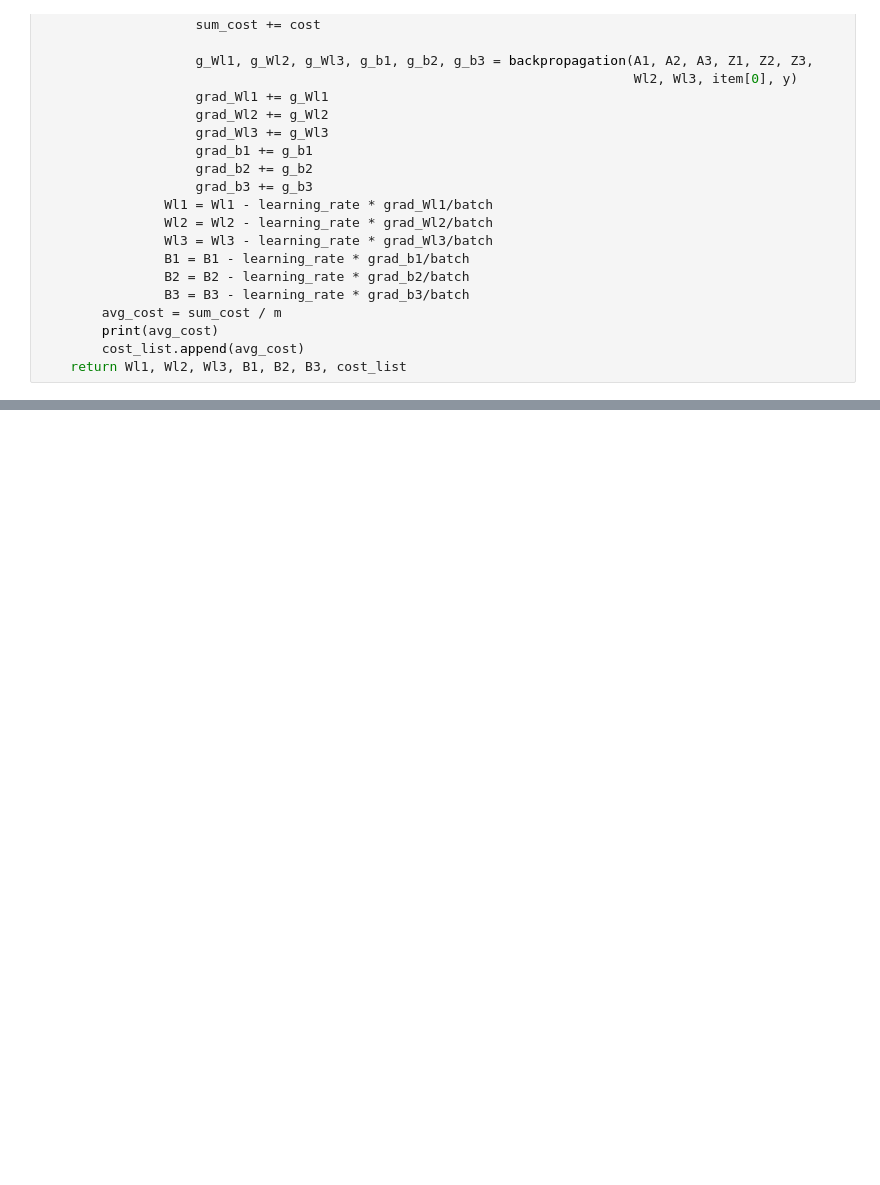
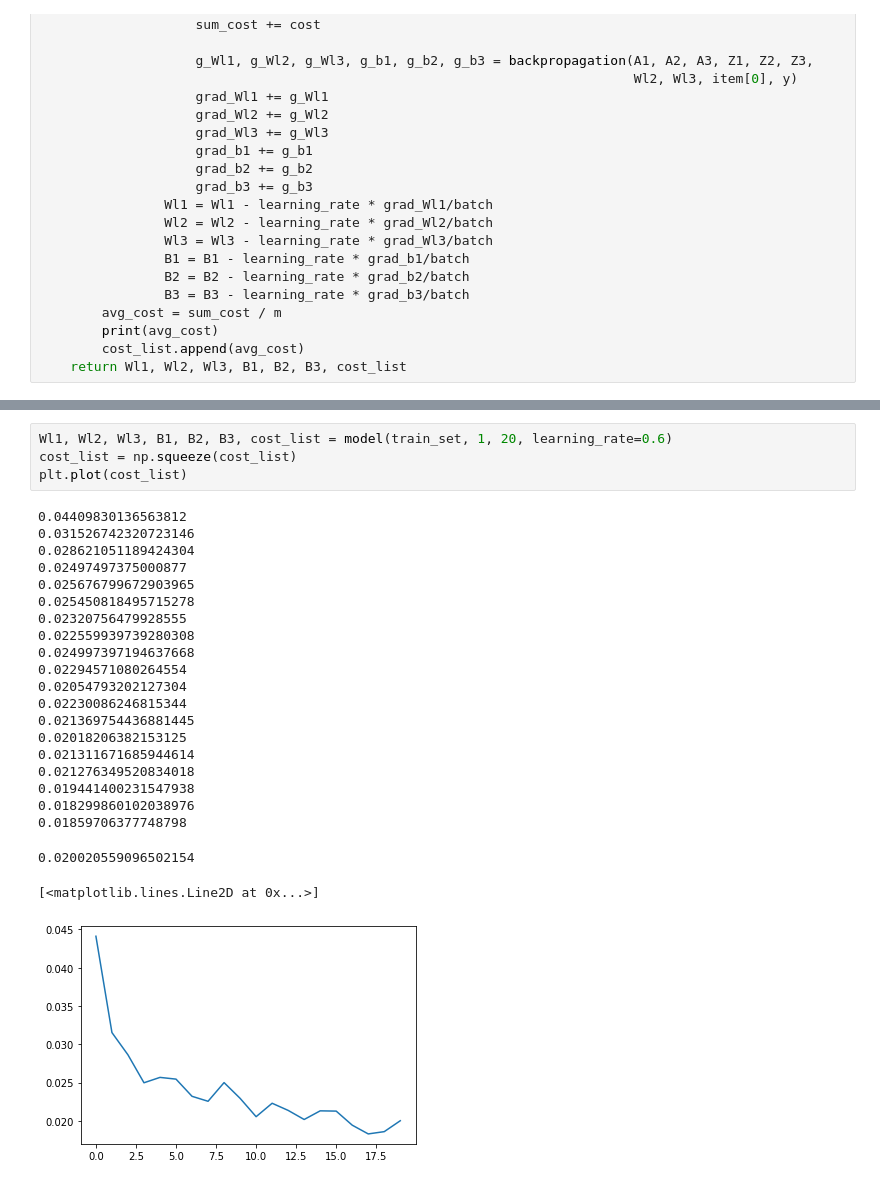
Before and after one commit to hoseinlook/Handwritten-Digit-Recognition-with-numpy, a Jupyter notebook: project_1.ipynb, the cells around one changed output, grey strips where cells are left out. Saved outputs shown, nothing was run; the diff lists cells and outputs as text; blank space fills up the shorter version.

```diff
--- a/project_1.ipynb
+++ b/project_1.ipynb
@@ -340,0 +356,27 @@ accuracy 96.89999999999999 %
+# %%
+Wl1, Wl2, Wl3, B1, B2, B3, cost_list = model(train_set, 1, 20, learning_rate=0.6)
+cost_list = np.squeeze(cost_list)
+plt.plot(cost_list)
+# %% [output]
+0.04409830136563812
+0.031526742320723146
+0.028621051189424304
+0.02497497375000877
+0.025676799672903965
+0.025450818495715278
+0.02320756479928555
+0.022559939739280308
+0.024997397194637668
+0.02294571080264554
+0.02054793202127304
+0.02230086246815344
+0.021369754436881445
+0.02018206382153125
+0.021311671685944614
+0.021276349520834018
+0.019441400231547938
+0.018299860102038976
+0.01859706377748798
+0.020020559096502154
+[<matplotlib.lines.Line2D at 0x...>]
+[figure, added]
```
Also changed, not shown: parts of 8 cells of this notebook.
